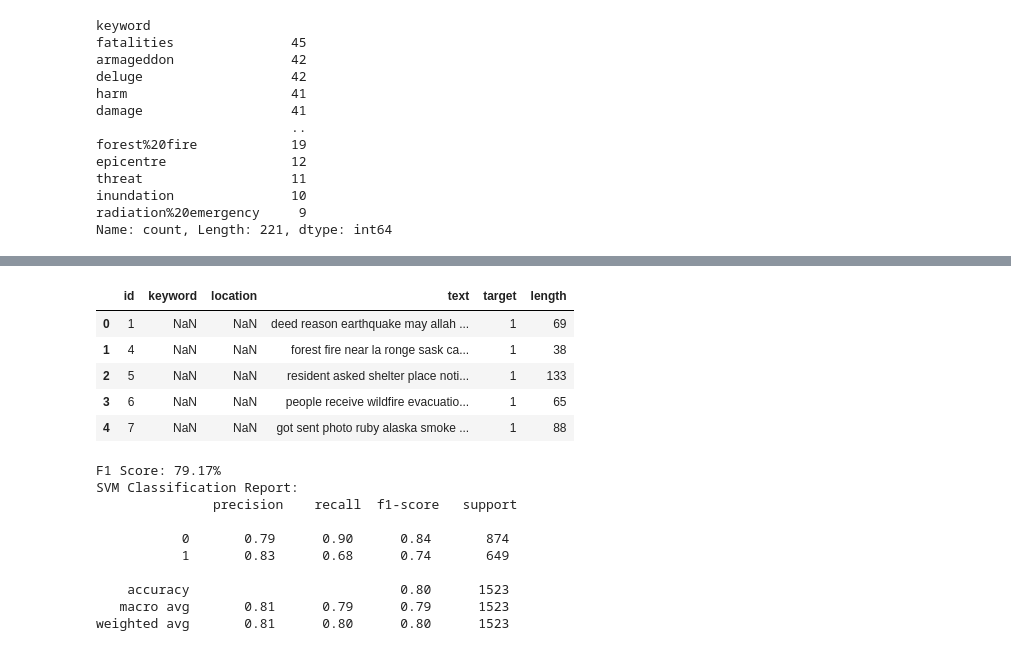
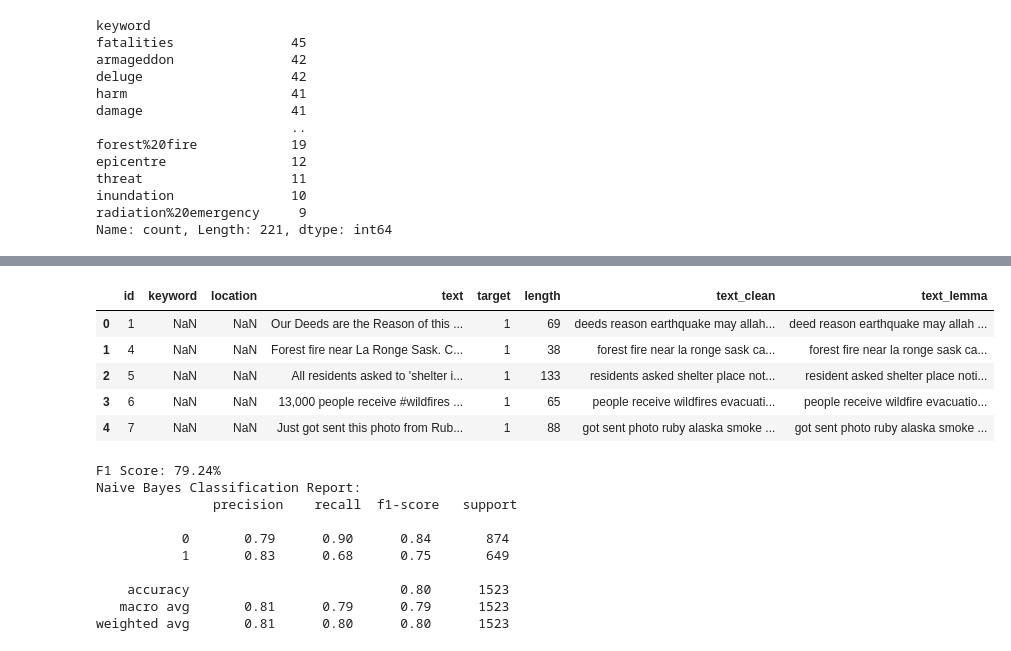
Before and after one commit to Oppenheimer-11/UT-NLP-Project, a Jupyter notebook: src/navie bayes_lemmatization_TFIDF.ipynb, the cells around one changed output, grey strips where cells are left out. Saved outputs shown, nothing was run; the diff lists cells and outputs as text; code cells hidden in the pictures.

```diff
--- a/src/navie bayes_lemmatization_TFIDF.ipynb
+++ b/src/navie bayes_lemmatization_TFIDF.ipynb
@@ -160,6 +178,6 @@ def clean_tweet(tweet):
 
     return tweet
 # %%
-train['text']=train.text.apply(clean_tweet)
+train['text_clean']=train.text.apply(clean_tweet)
 train.head()
 # %% [output]
@@ -172,18 +190,18 @@ train.head()
 # %%
 lemma=WordNetLemmatizer()
 
 def preprocessdata(text):
     text= ' '.join(lemma.lemmatize(word) for word in text.split(' '))
     return text
 
-train['text']=train['text'].apply(preprocessdata)
+train['text_lemma']=train['text_clean'].apply(preprocessdata)
 train.head()
 # %% [output]
-|  | id | keyword | location | text | target | length |
-| 0 | 1 | NaN | NaN | deed reason earthquake may allah ... | 1 | 69 |
-| 1 | 4 | NaN | NaN | forest fire near la ronge sask ca... | 1 | 38 |
-| 2 | 5 | NaN | NaN | resident asked shelter place noti... | 1 | 133 |
-| 3 | 6 | NaN | NaN | people receive wildfire evacuatio... | 1 | 65 |
-| 4 | 7 | NaN | NaN | got sent photo ruby alaska smoke ... | 1 | 88 |
+|  | id | keyword | location | text | target | length | text_clean | text_lemma |
+| 0 | 1 | NaN | NaN | Our Deeds are the Reason of this ... | 1 | 69 | deeds reason earthquake may allah... | deed reason earthquake may allah ... |
+| 1 | 4 | NaN | NaN | Forest fire near La Ronge Sask. C... | 1 | 38 | forest fire near la ronge sask ca... | forest fire near la ronge sask ca... |
+| 2 | 5 | NaN | NaN | All residents asked to 'shelter i... | 1 | 133 | residents asked shelter place not... | resident asked shelter place noti... |
+| 3 | 6 | NaN | NaN | 13,000 people receive #wildfires ... | 1 | 65 | people receive wildfires evacuati... | people receive wildfire evacuatio... |
+| 4 | 7 | NaN | NaN | Just got sent this photo from Rub... | 1 | 88 | got sent photo ruby alaska smoke ... | got sent photo ruby alaska smoke ... |
 # %%
 #split data
@@ -204,14 +222,14 @@ y_pred_nb = nb_classifier.predict(X_val_tfidf)
 f1 = f1_score(y_val, y_pred_nb, average='macro')
 print(f'F1 Score: {f1 * 100:.2f}%')
 report_nb = classification_report(y_val, y_pred_nb)
-print("SVM Classification Report:\n", report_nb)
+print("Naive Bayes Classification Report:\n", report_nb)
 # %% [output]
-F1 Score: 79.17%
-SVM Classification Report:
+F1 Score: 79.24%
+Naive Bayes Classification Report:
                precision    recall  f1-score   support
 
            0       0.79      0.90      0.84       874
-           1       0.83      0.68      0.74       649
+           1       0.83      0.68      0.75       649
 
     accuracy                           0.80      1523
    macro avg       0.81      0.79      0.79      1523
```
Also changed, not shown: parts of 4 cells of this notebook.
